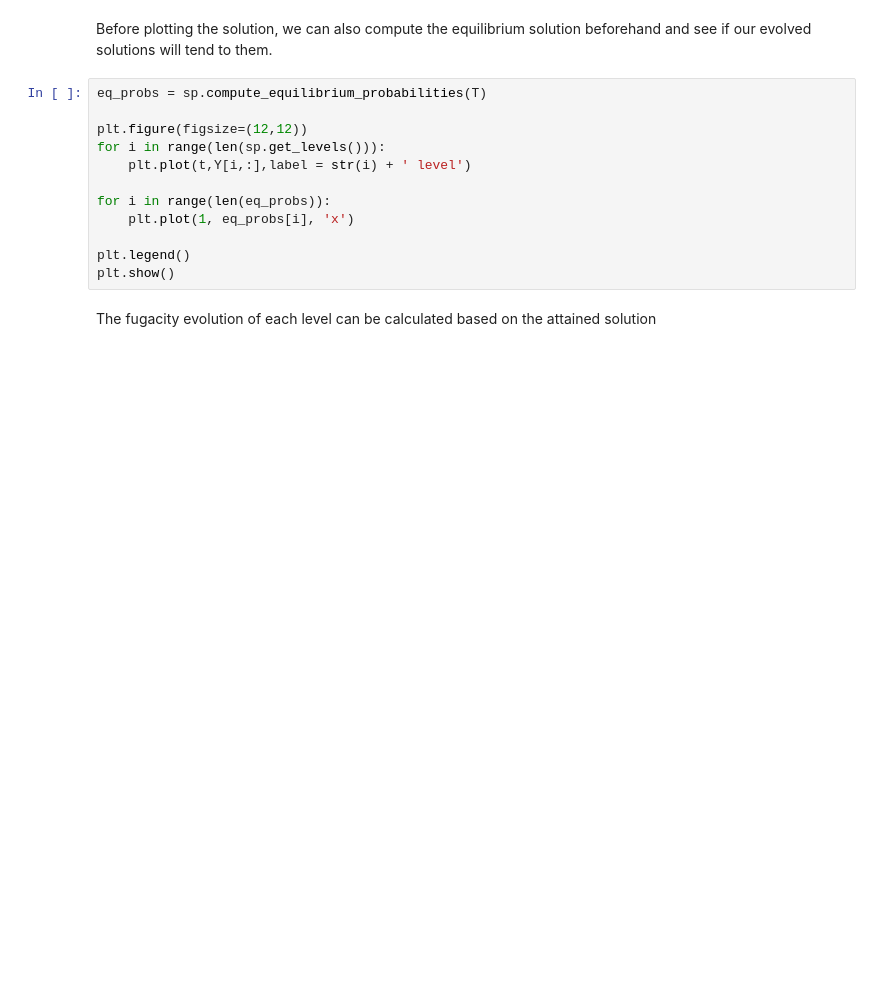
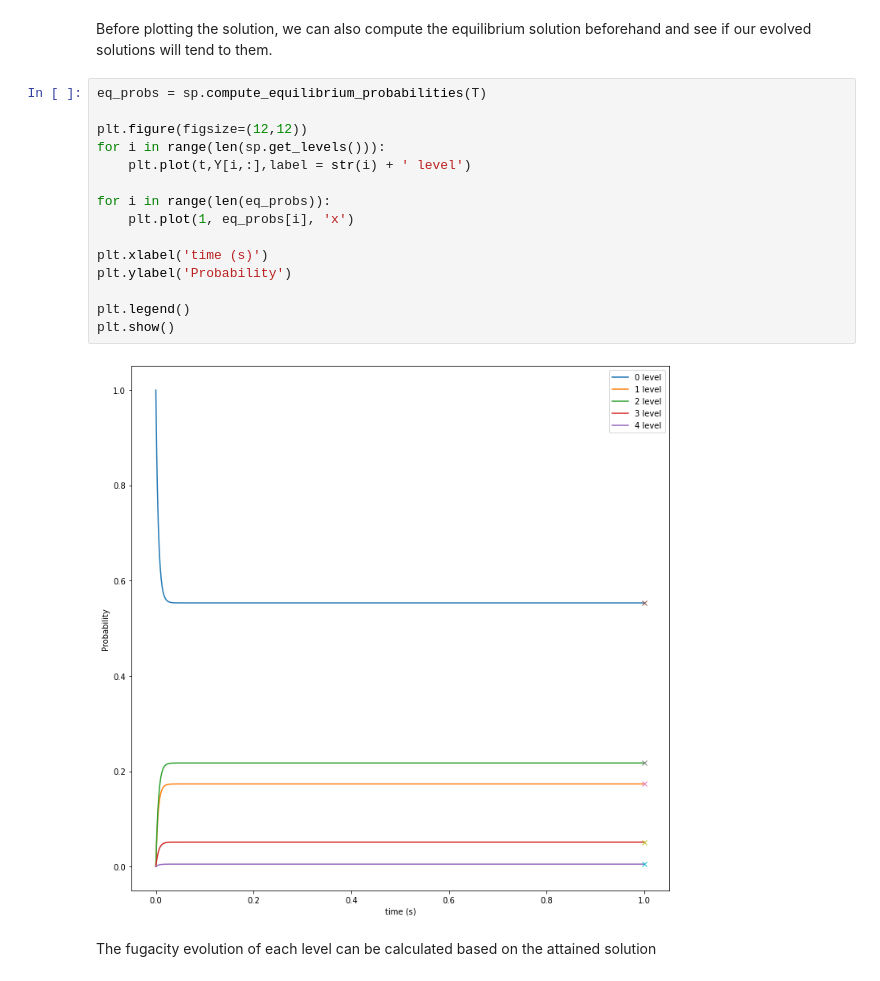
Before and after one commit to jaadt7/lvlspy_tutorial, a Jupyter notebook: validate_and_calculate.ipynb, the cells around one changed output. Saved outputs shown, nothing was run; the diff lists cells and outputs as text; blank space fills up the shorter version.

```diff
--- a/validate_and_calculate.ipynb
+++ b/validate_and_calculate.ipynb
@@ -89,15 +109,20 @@ Before plotting the solution, we can also compute the equilibrium solution befor
 # %%
 eq_probs = sp.compute_equilibrium_probabilities(T)
 
 plt.figure(figsize=(12,12))
 for i in range(len(sp.get_levels())):
     plt.plot(t,Y[i,:],label = str(i) + ' level')
 
 for i in range(len(eq_probs)):
     plt.plot(1, eq_probs[i], 'x')
 
+plt.xlabel('time (s)')
+plt.ylabel('Probability')
+
 plt.legend()
 plt.show()
+# %% [output]
+[figure, added]
 # %% [markdown]
 The fugacity evolution of each level can be calculated based on the attained solution
 # %%
```
Also changed, not shown: parts of 15 cells of this notebook.
